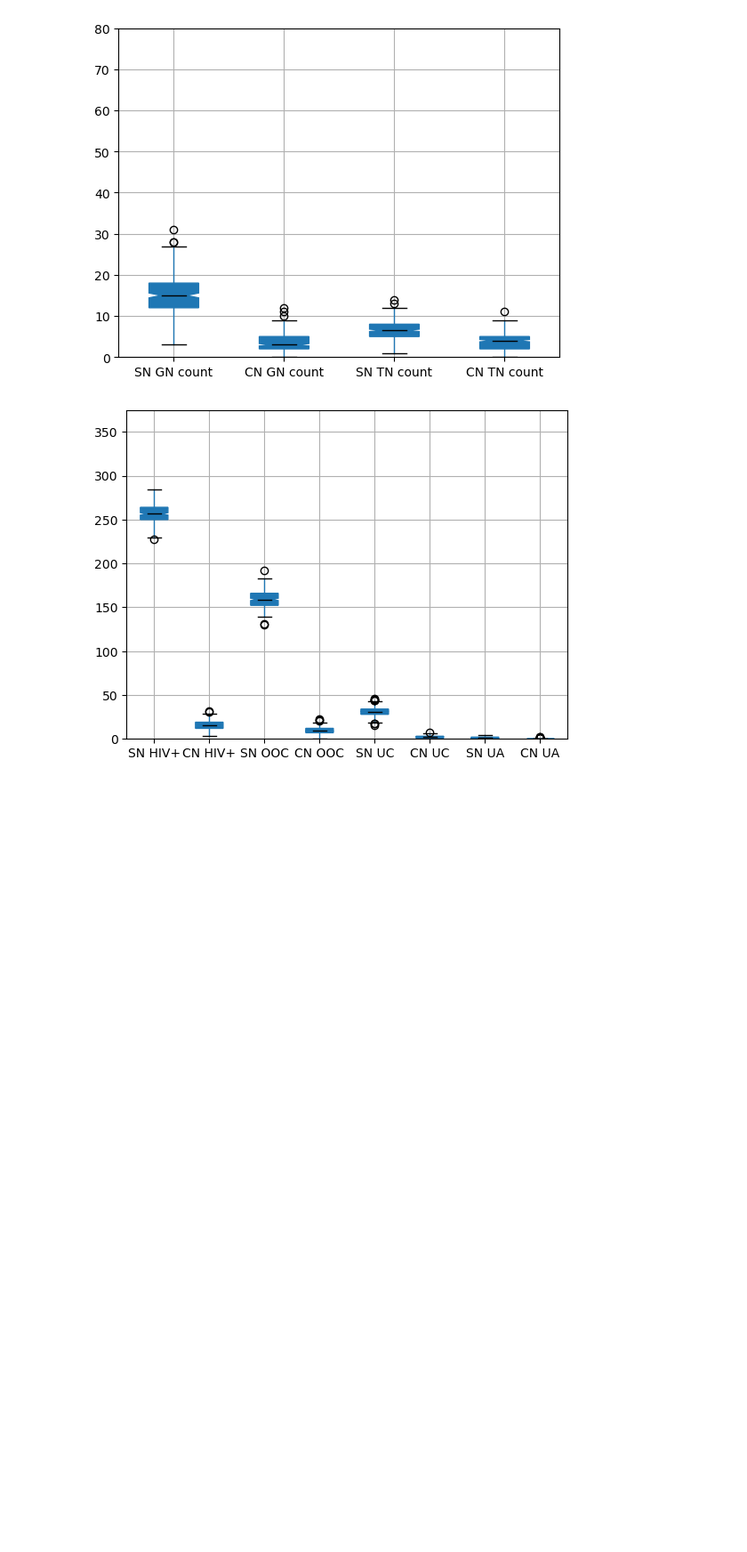
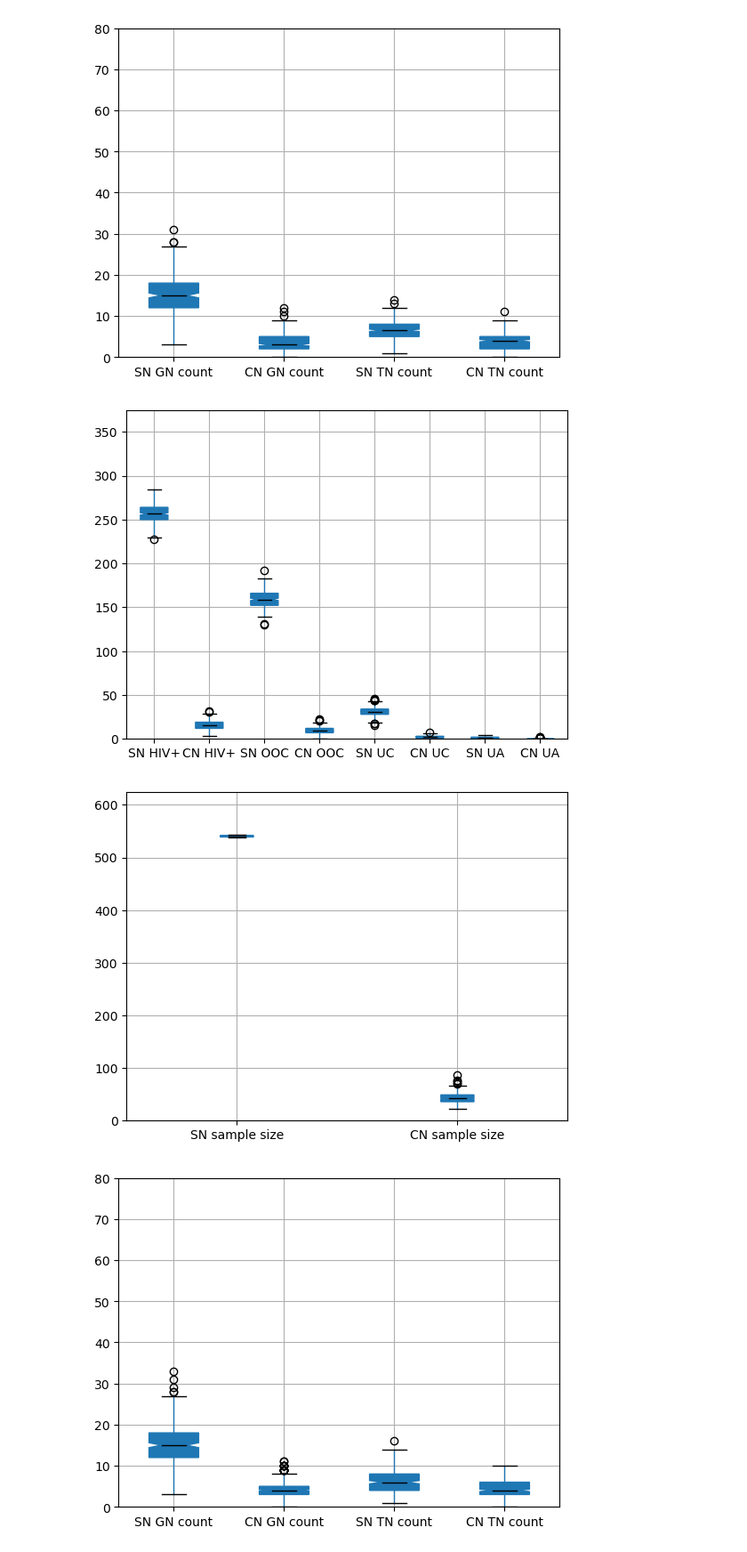
Before and after one commit to breecummins/social_sampling_in_epidemics, a Jupyter notebook: simulations/study_params_20220929/visualize_results.ipynb, the cells around one changed output. Shown at 89% size. Cells and saved outputs as stored; diff of their text form; code cells hidden in the pictures; blank space fills up the shorter version.

```diff
--- a/simulations/study_params_20220929/visualize_results.ipynb
+++ b/simulations/study_params_20220929/visualize_results.ipynb
@@ -42,3 +42,8 @@ boxplots("results_trimmed_end/all_summaries_20221031.csv")
 [figure]
 [figure]
 [figure]
+# %%
+boxplots("results_trimmed_end/JOB758832_RDS_contact/all_summaries_20221031contact.csv")
+# %% [output]
+[figure, added]
+[figure, added]
```
Also changed, not shown: parts of 2 cells of this notebook, 2 other files.
